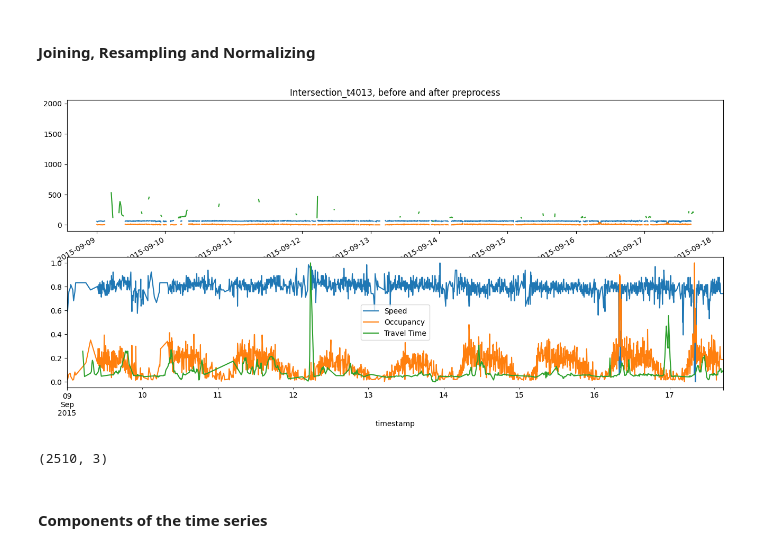
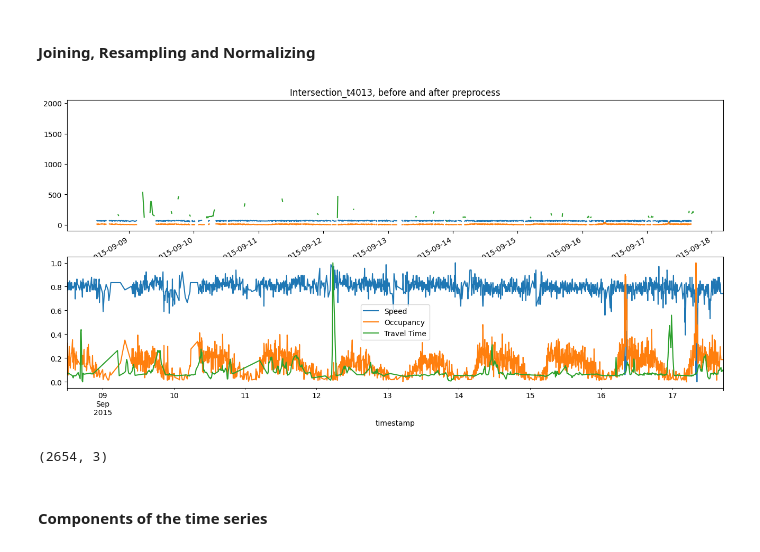
Before and after one commit to spate738/AISE4010-Group7-Project, a Jupyter notebook: realTraffic.ipynb, the cells around one changed output. Drawn from its saved outputs; the diff is of its cells as text; code cells hidden in the pictures.

```diff
--- a/realTraffic.ipynb
+++ b/realTraffic.ipynb
@@ -117,43 +117,45 @@ timestamp
 
 # Dataset for intersection t4013
 data_t4013 = df_o2.join(df_t2, how='outer').join(df_s2, how='outer')
-data = data_t4013['2015-09-09':]  # take only data after certain date
+data = data_t4013['2015-09-08 12':]  # take only data after certain date
 
 
 
 # Plot data before resampling
 plt.figure(figsize=(16,8))
 plt.subplot(2,1,1)
 data['Speed'].plot(title='Intersection_t4013, before and after preprocess')#, ylabel='(different for each variable)')
 data['Occupancy'].plot()
 data['Travel Time'].plot()
 
 
 # Data after resampling (using mean) to 5 min intervals
 # and handling missing data using _______(interpolation)________
 data = data.resample('5min').mean()
 data = data.interpolate()
 
+data['Travel Time'] = data['Travel Time'].bfill()   # special case where Travel Time has few initial data points missing
+
 # Normalize each variable using ________(MinMax)_________
 scaler = MinMaxScaler()
 data['Speed'] = scaler.fit_transform(data[['Speed']])
 data['Occupancy'] = scaler.fit_transform(data[['Occupancy']])
 data['Travel Time'] = scaler.fit_transform(data[['Travel Time']])
 
 
 # Plot data after preprocessing
 plt.subplot(2,1,2)
 data['Speed'].plot()#ylabel='(different for each variable)')
 data['Occupancy'].plot()
 data['Travel Time'].plot()
 plt.legend()
 plt.show()
 # %% [output]
-[figure, old version]
+[figure, new version]
 # %%
 data.shape    # (2510 timesteps, 3 variables)
 # %% [output]
-(2510, 3)
+(2654, 3)
 # %% [markdown]
 #### Components of the time series
 # %%
```
Also changed, not shown: parts of 19 cells of this notebook.
